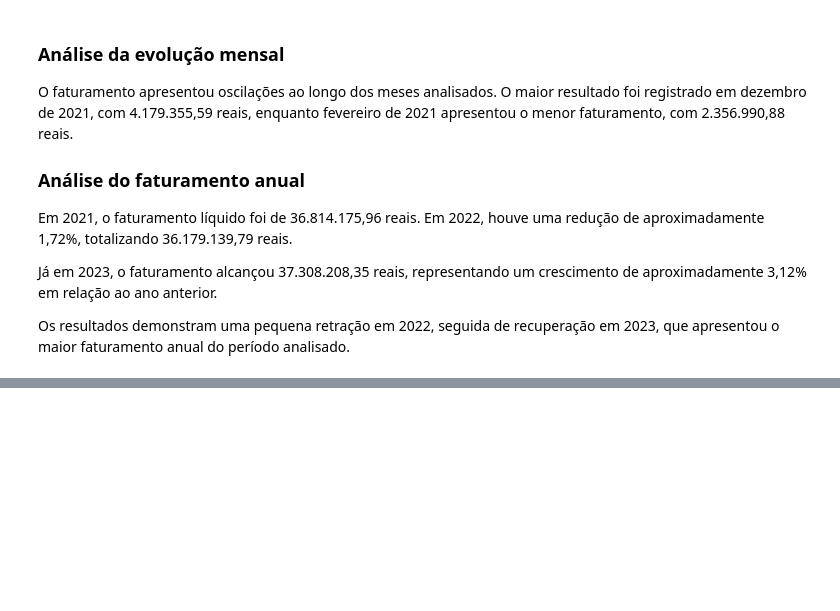
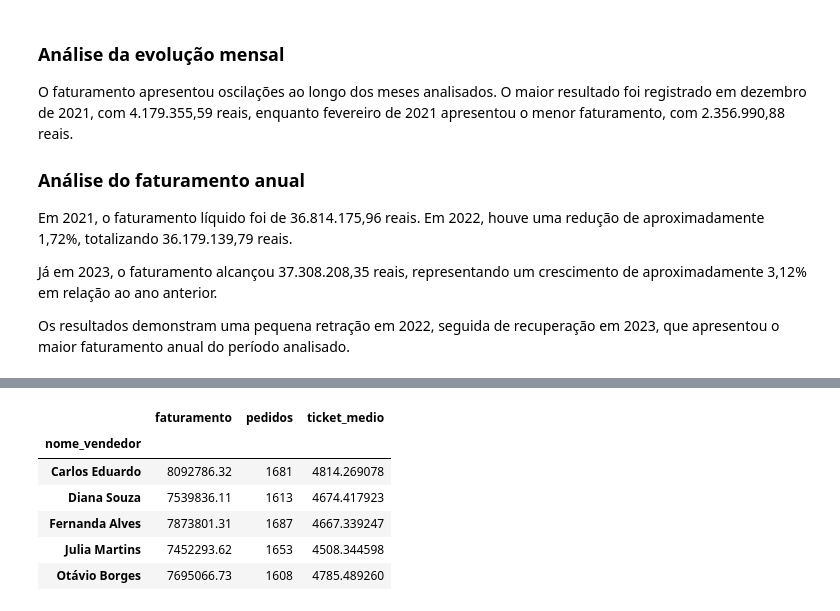
Before and after one commit to Wendel-454/projeto_final, a Jupyter notebook: projeto_final/Script_projeto_final.ipynb, the cells around one changed output, grey strips where cells are left out. Cells and saved outputs as stored; diff of their text form; code cells hidden in the pictures; blank space fills up the shorter version.

Commit message:
feat: adiciona análise de desempenho dos vendedores

```diff
--- a/projeto_final/Script_projeto_final.ipynb
+++ b/projeto_final/Script_projeto_final.ipynb
@@ -635,0 +622,13 @@ Os resultados demonstram uma pequena retração em 2022, seguida de recuperaçã
+# %%
+#Agrupando os vendedores pelo faturamento líquido.
+faturamento_por_vendedor = (
+    df_vendas_concluidas
+    .groupby('nome_vendedor')['valor_total']
+    .sum()
+    .sort_values(ascending=False)
+)
+
+# Selecionando os cinco vendedores com maior faturamento.
+top_5_vendedores = faturamento_por_vendedor.head(5)
+
+top_5_vendedores
@@ -635,0 +643,31 @@ Os resultados demonstram uma pequena retração em 2022, seguida de recuperaçã
+# %%
+#Filtrando os cinco melhores vendedores.
+df_top_5 = df_vendas_concluidas[
+    df_vendas_concluidas['nome_vendedor'].isin(top_5_vendedores.index)
+]
+
+#Somando o faturamento de cada vendedor.
+faturamento = df_top_5.groupby('nome_vendedor')['valor_total'].sum()
+
+#Contando os pedidos únicos de cada vendedor.
+pedidos = df_top_5.groupby('nome_vendedor')['id_pedido'].nunique()
+
+#Calculando o ticket médio.
+ticket_medio = faturamento / pedidos
+
+#Criando a tabela de resultados.
+desempenho_vendedores = pd.DataFrame({
+    'faturamento': faturamento,
+    'pedidos': pedidos,
+    'ticket_medio': ticket_medio
+})
+
+desempenho_vendedores
+# %% [output]
+|  | faturamento | pedidos | ticket_medio |
+| nome_vendedor |  |  |  |
+| Carlos Eduardo | 8092786.32 | 1681 | 4814.269078 |
+| Diana Souza | 7539836.11 | 1613 | 4674.417923 |
+| Fernanda Alves | 7873801.31 | 1687 | 4667.339247 |
+| Julia Martins | 7452293.62 | 1653 | 4508.344598 |
+| Otávio Borges | 7695066.73 | 1608 | 4785.489260 |
```
Also changed, not shown: parts of 4 cells of this notebook.
